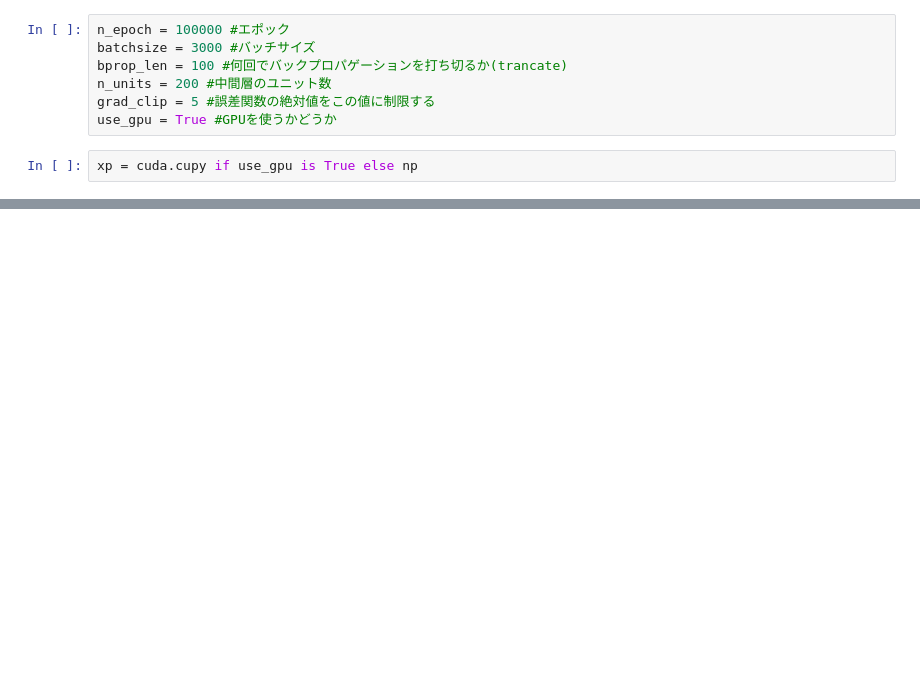
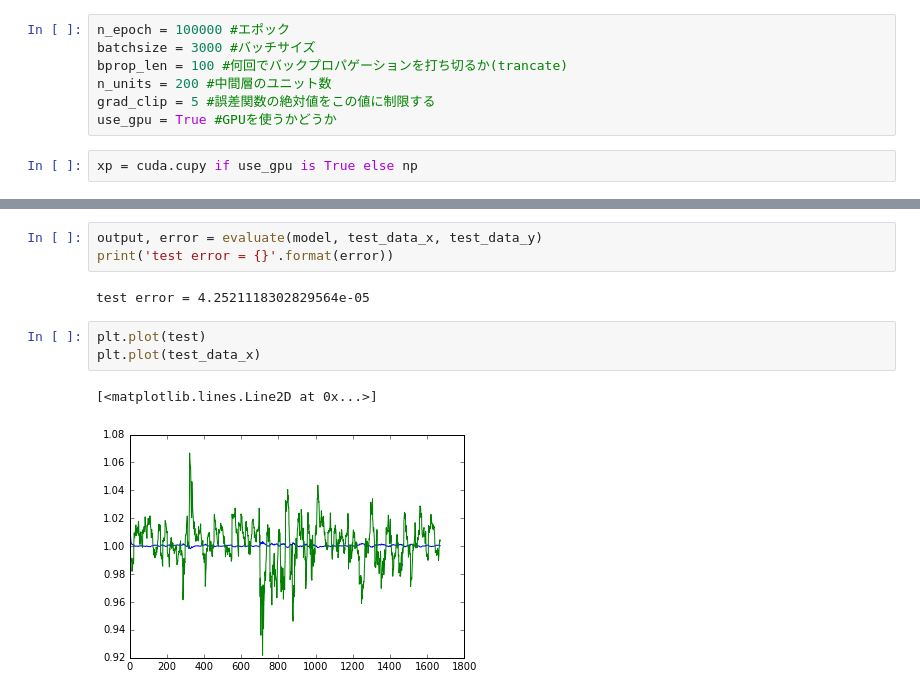
Before and after one commit to haretaro/ichiyo, a Jupyter notebook: net/train.ipynb, the cells around one changed output, grey strips where cells are left out. Cells and saved outputs as stored; diff of their text form; blank space fills up the shorter version.

```diff
--- a/net/train.ipynb
+++ b/net/train.ipynb
@@ -116,0 +133,11 @@ plt.plot(train_data_y[4000:6000])
+# %%
+output, error = evaluate(model, test_data_x, test_data_y)
+print('test error = {}'.format(error))
+# %% [output]
+test error = 4.2521118302829564e-05
+# %%
+plt.plot(test)
+plt.plot(test_data_x)
+# %% [output]
+[<matplotlib.lines.Line2D at 0x...>]
+[figure, added]
```
Also changed, not shown: parts of 10 cells of this notebook.
